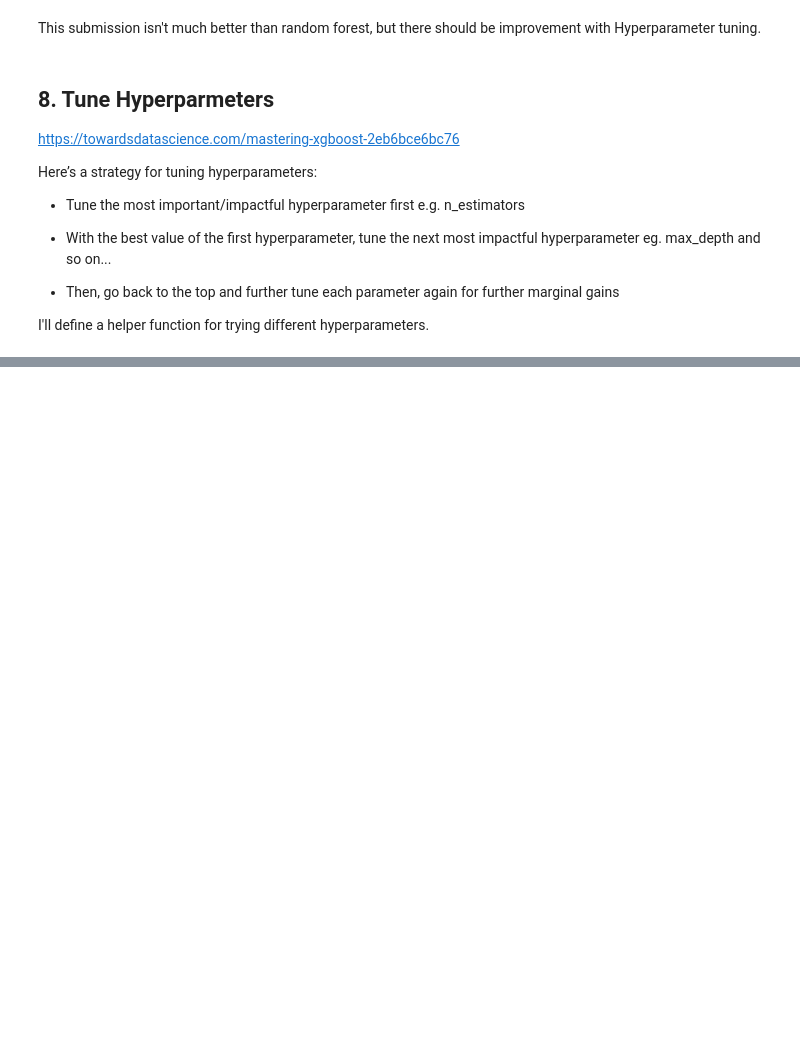
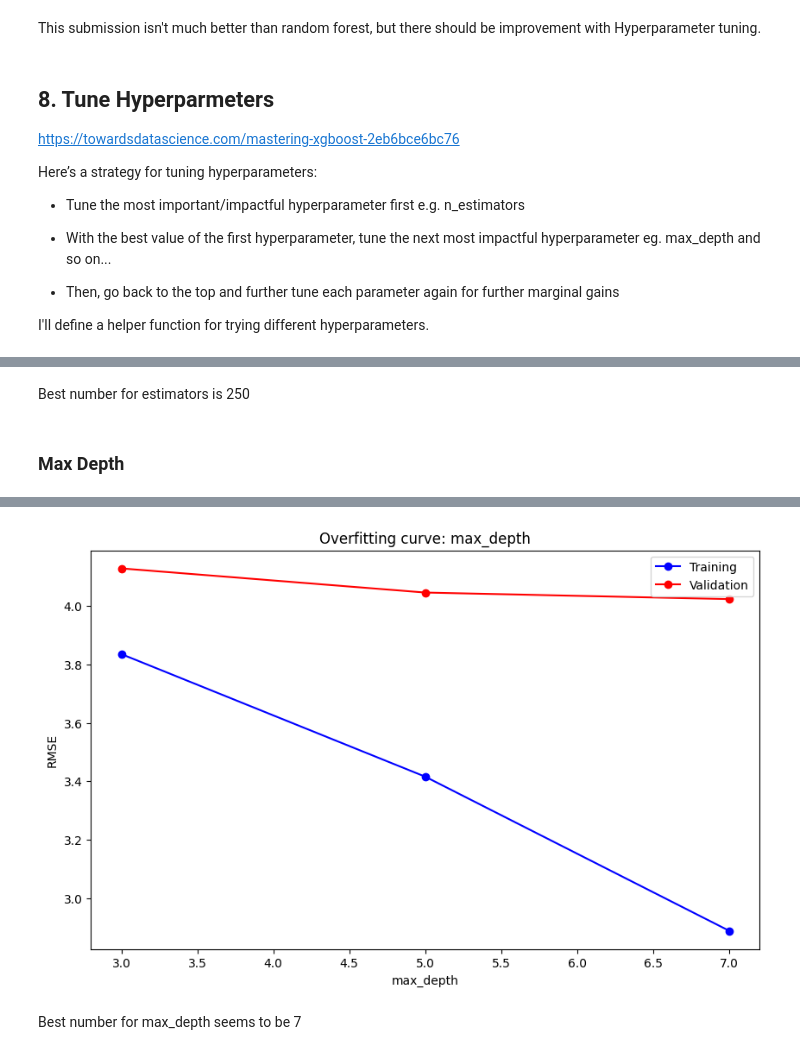
Before and after one commit to John-Fadipe/New_York_City_Taxi_Fare_Prediction, a Jupyter notebook: New York City Taxi Fare Prediction.ipynb, the cells around one changed output, grey strips where cells are left out. Drawn from its saved outputs; the diff is of its cells as text; code cells hidden in the pictures; blank space fills up the shorter version.

```diff
--- a/New York City Taxi Fare Prediction.ipynb
+++ b/New York City Taxi Fare Prediction.ipynb
@@ -1095,0 +1139,11 @@ I'll define a helper function for trying different hyperparameters.
+# %% [markdown]
+Best number for estimators is 250
+# %%
+best_parameters["n_estimators"] = 250
+# %% [markdown]
+### Max Depth
+# %%
+%%time
+
+test_parameters_and_plot(XGBRegressor, "max_depth", [3, 5, 7], **best_parameters)
+# %% [output]
@@ -1095,0 +1152,3 @@ I'll define a helper function for trying different hyperparameters.
+[figure, added]
+# %% [markdown]
+Best number for max_depth seems to be 7
```
Also changed, not shown: parts of 26 cells of this notebook, 2 other files.
